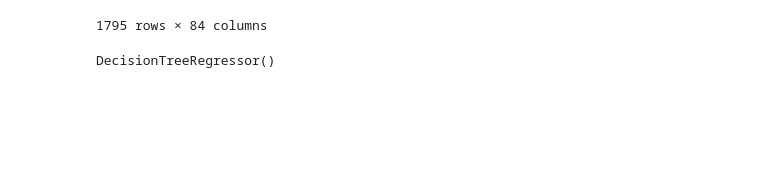
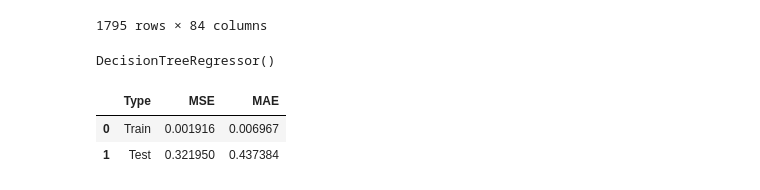
Before and after one commit to Grashch/Data-science, a Jupyter notebook: Tree/TreeRegressor.ipynb, the cells around one changed output. Drawn from its saved outputs; the diff is of its cells as text; code cells hidden in the pictures; blank space fills up the shorter version.

Commit message:
Update TreeRegressor.ipynb
Добавил функцию get_score для сравнения мер MSE и MAE для учебной и тестовой выборок.

```diff
--- a/Tree/TreeRegressor.ipynb
+++ b/Tree/TreeRegressor.ipynb
@@ -161,0 +158,21 @@ def get_score(model):
+# %%
+from numpy._core.multiarray import result_type
+from sklearn.metrics import mean_squared_error, mean_absolute_error
+
+def get_score(model):
+  results = []
+  y_pred = model.predict(X_train)
+  mse = mean_squared_error(y_train, y_pred)
+  mae = mean_absolute_error(y_train, y_pred)
+  results.append(['Train', mse, mae])
+  y_pred = model.predict(X_test)
+  mse = mean_squared_error(y_test, y_pred)
+  mae = mean_absolute_error(y_test, y_pred)
+  results.append(['Test', mse, mae])
+  return pd.DataFrame(columns=['Type', 'MSE', 'MAE'], data=results)
+# %%
+get_score(tree)
+# %% [output]
+|  | Type | MSE | MAE |
+| 0 | Train | 0.001916 | 0.006967 |
+| 1 | Test | 0.321950 | 0.437384 |
```
Also changed, not shown: parts of 1 cell of this notebook.
